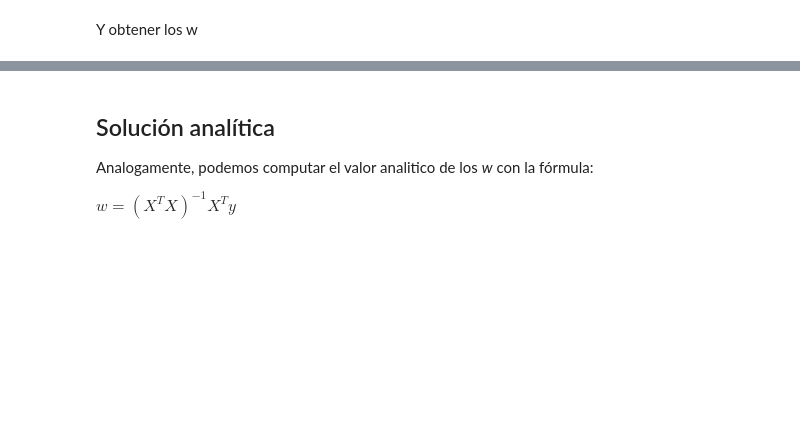
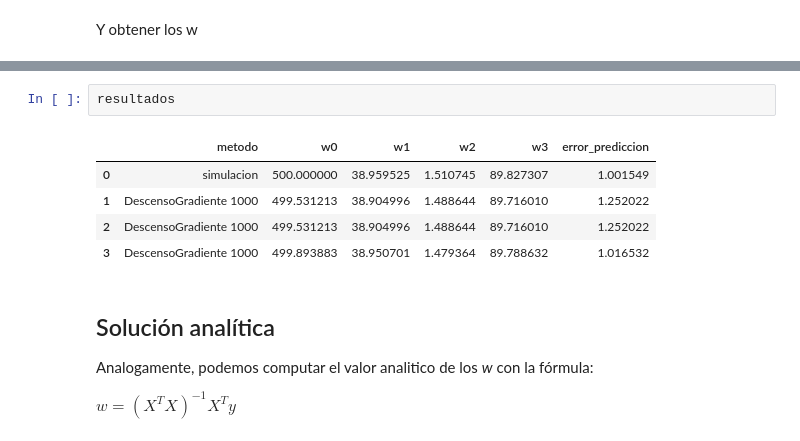
Before and after one commit to AzulBarr/Aprendizaje-Automatico, a Jupyter notebook: notebooks/notebook_08_descenso_gradiente-published.ipynb, the cells around one changed output, grey strips where cells are left out. Cells and saved outputs as stored; diff of their text form; blank space fills up the shorter version.

```diff
--- a/notebooks/notebook_08_descenso_gradiente-published.ipynb
+++ b/notebooks/notebook_08_descenso_gradiente-published.ipynb
@@ -152,3 +225,11 @@ resultados.loc[len(resultados)] = [f"DescensoGradiente {hyperparametros['num_ite
+# %%
+resultados
+# %% [output]
+|  | metodo | w0 | w1 | w2 | w3 | error_prediccion |
+| 0 | simulacion | 500.000000 | 38.959525 | 1.510745 | 89.827307 | 1.001549 |
+| 1 | DescensoGradiente 1000 | 499.531213 | 38.904996 | 1.488644 | 89.716010 | 1.252022 |
+| 2 | DescensoGradiente 1000 | 499.531213 | 38.904996 | 1.488644 | 89.716010 | 1.252022 |
+| 3 | DescensoGradiente 1000 | 499.893883 | 38.950701 | 1.479364 | 89.788632 | 1.016532 |
 # %% [markdown]
 ## Solución analítica
 
```
Also changed, not shown: parts of 12 cells of this notebook.
